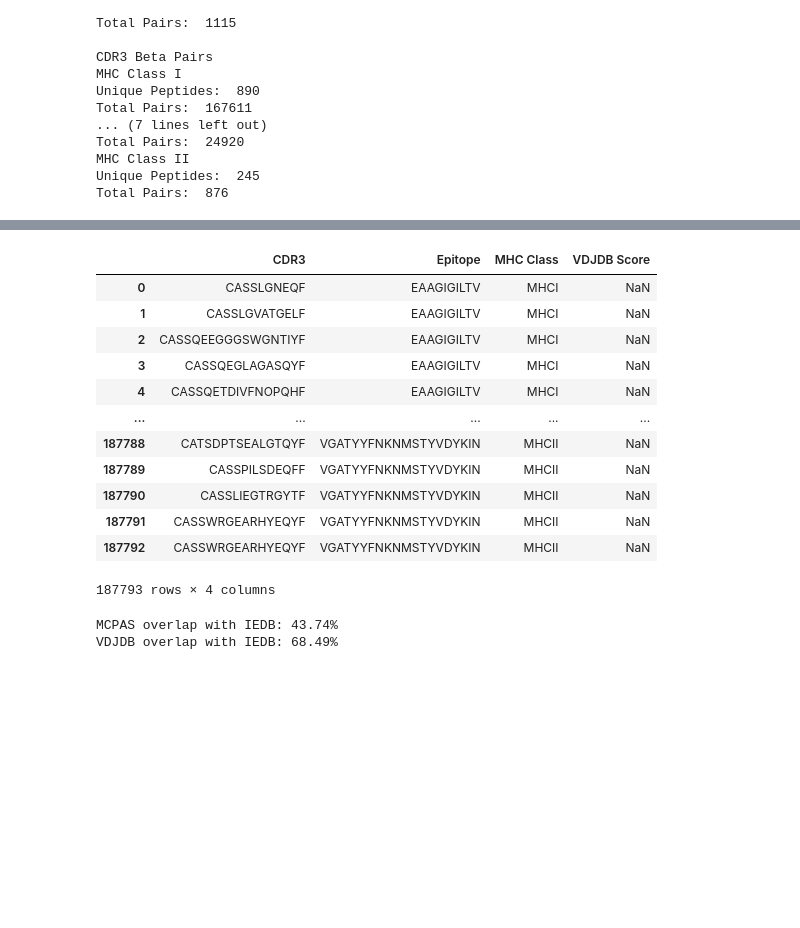
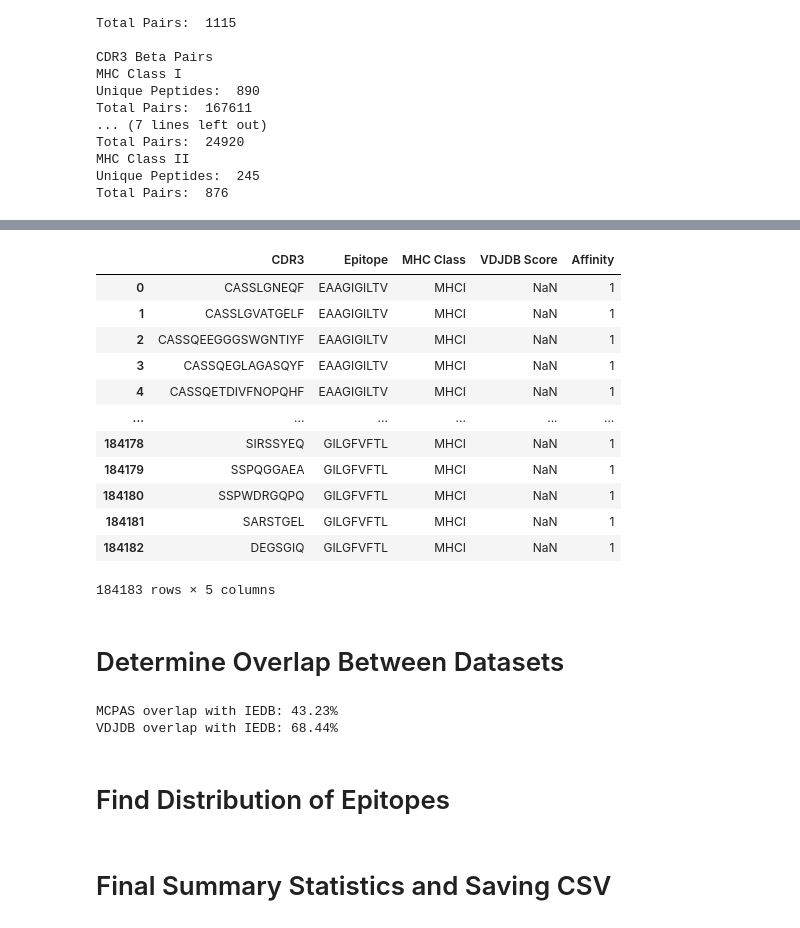
Before and after one commit to Lee-CBG/ATM-TCR, a Jupyter notebook: data/data_analytics.ipynb, the cells around one changed output, grey strips where cells are left out. Drawn from its saved outputs; the diff is of its cells as text; code cells hidden in the pictures; blank space fills up the shorter version.

```diff
--- a/data/data_analytics.ipynb
+++ b/data/data_analytics.ipynb
@@ -242,11 +264,4 @@ Total Pairs:  876
 # %%
-"""
-Combine the datasets
-Conditions:
-- Beta Sequences Only
-- VDJDB Score > 0
-- Remove IEDB Sequences with '+' or '#'
-"""
 def final_filter_mcpas(raw_mcpas):
     # Non Null Epitopes
     df = raw_mcpas.loc[(raw_mcpas['Epitope.peptide'].notnull())]
@@ -254,6 +269,8 @@ def final_filter_mcpas(raw_mcpas):
     df = df[['CDR3.beta.aa', 'Epitope.peptide', 'MHC']]
     # Non Null Beta Sequences
     df = df.loc[(df['CDR3.beta.aa'].notnull())]
+    # Remove Sequences with *
+    df = df[~df['CDR3.beta.aa'].str.contains('\*')]
     # Add MHC Class Label
     df['MHC'] = df['MHC'].replace(regex={r'^HLA-[ABC].*': 'MHCI', r'^(HLA-D|D).*': 'MHCII'})
     df = df.loc[(df['MHC'] == 'MHCI') | (df['MHC'] == 'MHCII')]
@@ -264,50 +281,68 @@ def final_filter_mcpas(raw_mcpas):
 def final_filter_vdjdb(raw_vdjdb):
     # Beta Sequences Only
     df = raw_vdjdb.loc[(raw_vdjdb['Gene'] == 'TRB') & (raw_vdjdb['Epitope'].notnull())]
     df = df[['CDR3', 'Epitope', 'MHC class', 'Score']]
     # VDJDB Score > 0
     df = df.loc[df['Score'] > 0]
     # Rename Columns
     df.columns = ['CDR3', 'Epitope', 'MHC Class', 'VDJDB Score']
     return df
 
 def final_filter_iedb(raw_iedb_class_i, raw_iedb_class_ii):
     # Add MHC Class Label
     raw_iedb_class_i['MHC Class'] = 'MHCI'
     raw_iedb_class_ii['MHC Class'] = 'MHCII'
     df = pd.concat([raw_iedb_class_i, raw_iedb_class_ii])
     # Beta Sequences Only
     df = df[['Beta CDR3', 'Peptide', 'MHC Class']]
     # Non Null Beta Sequences
     df = df.loc[(df['Beta CDR3'].notnull())]
-    # Remove Sequences with # or +
+    # Remove Sequences with #, *, or +
     df = df[~df['Beta CDR3'].str.contains('#')]
+    df = df[~df['Beta CDR3'].str.contains('\*')]
     df = df[~df['Peptide'].str.contains('\+')]
+    df = df[~df['Peptide'].str.contains('beryllium atom')]
+    # Remove Whitespace from TCRs
+    df['Beta CDR3'] = df['Beta CDR3'].str.replace(" ","")
+    # Capitalize All TCRs
+    df['Beta CDR3'] = df['Beta CDR3'].str.upper()
+    # Apply Regex
+    df = df[df['Beta CDR3'].str.match(r'^[A|R|N|D|B|C|E|Q|Z|G|H|I|L|K|M|F|P|S|T|W|Y|V]+$')]
     # Rename Columns
     df.columns = ['CDR3', 'Epitope', 'MHC Class']
+    return df
+
+def final_filter_combined(combined_data):
+    # Filter down to MHC I only
+    combined_data
+    df = combined_data.loc[(combined_data['MHC Class'] == 'MHCI')]
+    df['Affinity'] = 1
     return df
 
 final_mcpas = final_filter_mcpas(mcpas)
 final_vdjdb = final_filter_vdjdb(vdjdb)
 final_iedb = final_filter_iedb(iedb_class_i, iedb_class_ii)
-combined_sequences = pd.concat([final_mcpas, final_vdjdb, final_iedb])
+full_combined_sequences = pd.concat([final_mcpas, final_vdjdb, final_iedb])
+combined_sequences = final_filter_combined(full_combined_sequences)
+combined_sequences.drop_duplicates()
 combined_sequences.reset_index(drop=True)
 # %% [output]
-|  | CDR3 | Epitope | MHC Class | VDJDB Score |
-| 0 | CASSLGNEQF | EAAGIGILTV | MHCI | NaN |
-| 1 | CASSLGVATGELF | EAAGIGILTV | MHCI | NaN |
-| 2 | CASSQEEGGGSWGNTIYF | EAAGIGILTV | MHCI | NaN |
-| 3 | CASSQEGLAGASQYF | EAAGIGILTV | MHCI | NaN |
-| 4 | CASSQETDIVFNOPQHF | EAAGIGILTV | MHCI | NaN |
-| ... | ... | ... | ... | ... |
-| 187788 | CATSDPTSEALGTQYF | VGATYYFNKNMSTYVDYKIN | MHCII | NaN |
-| 187789 | CASSPILSDEQFF | VGATYYFNKNMSTYVDYKIN | MHCII | NaN |
-| 187790 | CASSLIEGTRGYTF | VGATYYFNKNMSTYVDYKIN | MHCII | NaN |
-| 187791 | CASSWRGEARHYEQYF | VGATYYFNKNMSTYVDYKIN | MHCII | NaN |
-| 187792 | CASSWRGEARHYEQYF | VGATYYFNKNMSTYVDYKIN | MHCII | NaN |
+|  | CDR3 | Epitope | MHC Class | VDJDB Score | Affinity |
+| 0 | CASSLGNEQF | EAAGIGILTV | MHCI | NaN | 1 |
+| 1 | CASSLGVATGELF | EAAGIGILTV | MHCI | NaN | 1 |
+| 2 | CASSQEEGGGSWGNTIYF | EAAGIGILTV | MHCI | NaN | 1 |
+| 3 | CASSQEGLAGASQYF | EAAGIGILTV | MHCI | NaN | 1 |
+| 4 | CASSQETDIVFNOPQHF | EAAGIGILTV | MHCI | NaN | 1 |
+| ... | ... | ... | ... | ... | ... |
+| 184178 | SIRSSYEQ | GILGFVFTL | MHCI | NaN | 1 |
+| 184179 | SSPQGGAEA | GILGFVFTL | MHCI | NaN | 1 |
+| 184180 | SSPWDRGQPQ | GILGFVFTL | MHCI | NaN | 1 |
+| 184181 | SARSTGEL | GILGFVFTL | MHCI | NaN | 1 |
+| 184182 | DEGSGIQ | GILGFVFTL | MHCI | NaN | 1 |
-187793 rows × 4 columns
+184183 rows × 5 columns
+# %% [markdown]
+# Determine Overlap Between Datasets
 # %%
-# Determine Overlap Between Datasets
 def determine_overlap(df1, df2):
     """
     Determines the overlap between df1 and df2, use df1 as the base dataset
@@ -337,5 +372,7 @@ overlap_vdjdb_stat = len(overlap_vdjdb)/len(final_vdjdb) * 100
 print('MCPAS overlap with IEDB: ' + str(round(overlap_mcpas_stat, 2)) + '%')
 print('VDJDB overlap with IEDB: ' + str(round(overlap_vdjdb_stat, 2)) + '%')
 # %% [output]
-MCPAS overlap with IEDB: 43.74%
-VDJDB overlap with IEDB: 68.49%
+MCPAS overlap with IEDB: 43.23%
+VDJDB overlap with IEDB: 68.44%
+# %% [markdown]
+# Find Distribution of Epitopes
@@ -342,3 +396,5 @@ VDJDB overlap with IEDB: 68.49%
+# %% [markdown]
+# Final Summary Statistics and Saving CSV
 # %%
 def combined_summary_stats(df):
     print('Unique CDR3 Sequences: ', len(df['CDR3'].unique()))
```
Also changed, not shown: parts of 17 cells of this notebook, 12 other files.
